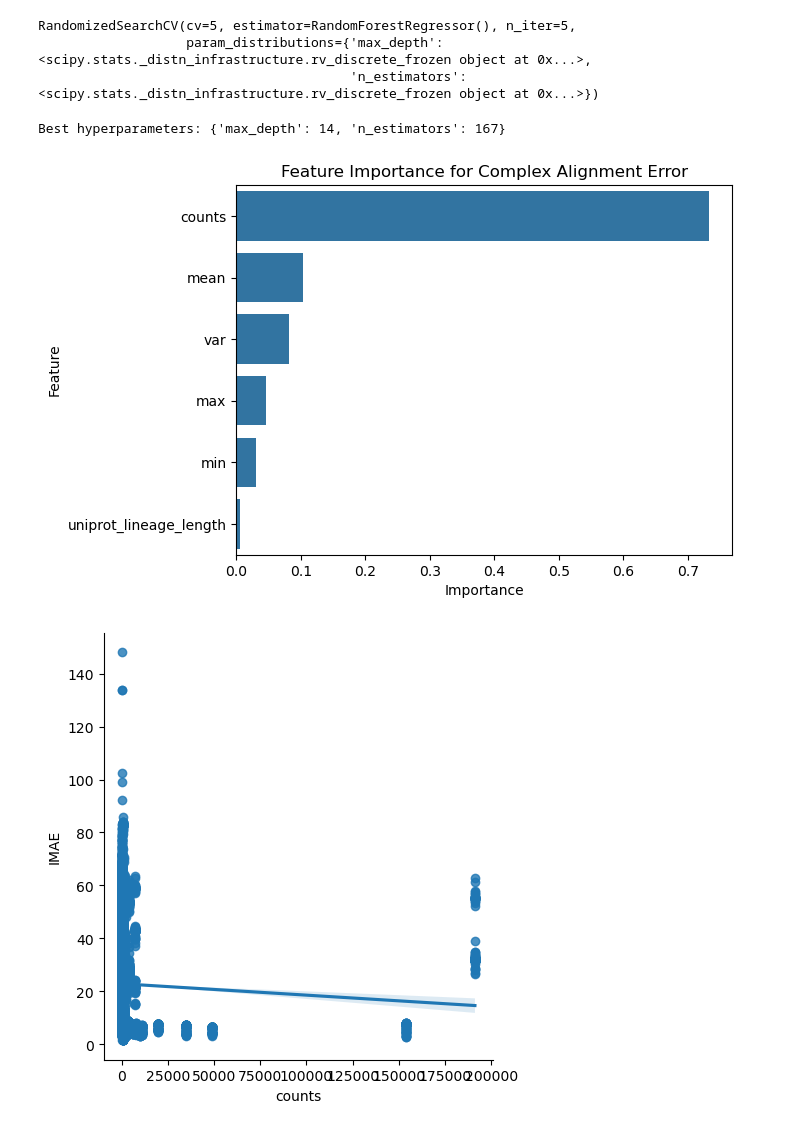
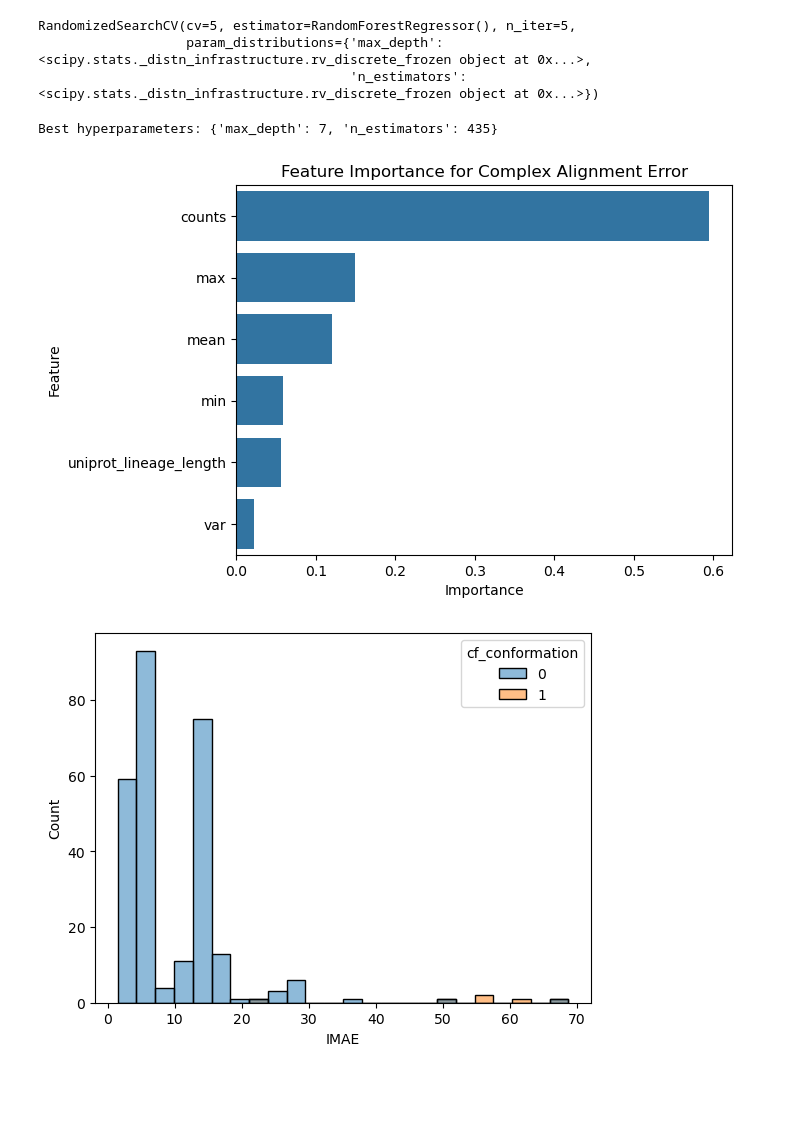
Before and after one commit to jpigles/alphafold-rmsd, a Jupyter notebook: cf_pdb_ls_matrix.ipynb, the cells around one changed output. Drawn from its saved outputs; the diff is of its cells as text; code cells hidden in the pictures; blank space fills up the shorter version.

```diff
--- a/cf_pdb_ls_matrix.ipynb
+++ b/cf_pdb_ls_matrix.ipynb
@@ -64,8 +71,13 @@ Now we'll merge the RMSD data with the lineage scores.
 # Merge the RMSD and lineage data
 merged = pd.merge(rmsd, lineage, on=['uniprot', 'cluster'])
 
+merged_sub = merged.drop_duplicates(subset=['uniprot', 'cluster'])
+print(len(merged_sub))
+
 # Merge the cluster data
 merged = pd.merge(merged, cluster, on=['uniprot', 'cluster'])
 
+# remove uniformly distributed clusters
+merged = merged[~merged['cluster'].str.contains('U')]
 merged.head()
 # %% [output]
@@ -77,0 +93,8 @@ merged.head()
+# %%
+best = merged.groupby('pdb')['IMAE'].min().reset_index()
+
+merged = pd.merge(best, merged, on=['pdb', 'IMAE'], how='left')
+
+print(len(merged))
+print(merged['pdb'].nunique())
+merged.head()
@@ -134,8 +183,5 @@ lineage_counts.head()
 # %%
 pre = lineage_counts.drop(columns=['filename', 'uniref', 'taxonId', 'uniprot_lineage', 'cluster_lineage', 'lineage_score', 'cluster_lineage_length', 'state', 'conformation'])
 pre = pre.drop_duplicates().reset_index(drop=True)
-
-# What if we got rid of the uniformly sampled clusters? I.e. any cluster with U in it
-pre = pre[~pre['cluster'].str.contains('U')]
 pre.head()
 # %% [output]
@@ -354,7 +400,7 @@ best_rfc = rand_searchc.best_estimator_
 # Print the best hyperparameters
 print('Best hyperparameters:',  rand_searchc.best_params_)
 # %% [output]
-Best hyperparameters: {'max_depth': 14, 'n_estimators': 167}
+Best hyperparameters: {'max_depth': 7, 'n_estimators': 435}
 # %%
 # Create a series containing feature importances from the model and feature names from the training data
 feature_importancesc = pd.Series(best_rfc.feature_importances_, index=Xc_train.columns).sort_values(ascending=False)
@@ -367,10 +413,10 @@ f.set_ylabel('Feature')
 
 plt.savefig('./project_pipeline/data/figures/cf_pdb_complex_rmsd_feature_importance.png')
 # %% [output]
-[figure, old version]
+[figure, new version]
 # %%
-sns.lmplot(pre, x='counts', y='IMAE')
+sns.histplot(pre, x='IMAE', hue='cf_conformation')
 
-plt.savefig('./project_pipeline/data/figures/cf_pdb_imae_vs_counts.png')
+plt.savefig('./project_pipeline/data/figures/cf_pdb_imae_histogram.png')
 # %% [output]
-[figure, old version]
+[figure, new version]
```
Also changed, not shown: parts of 16 cells of this notebook, 13 other files.
